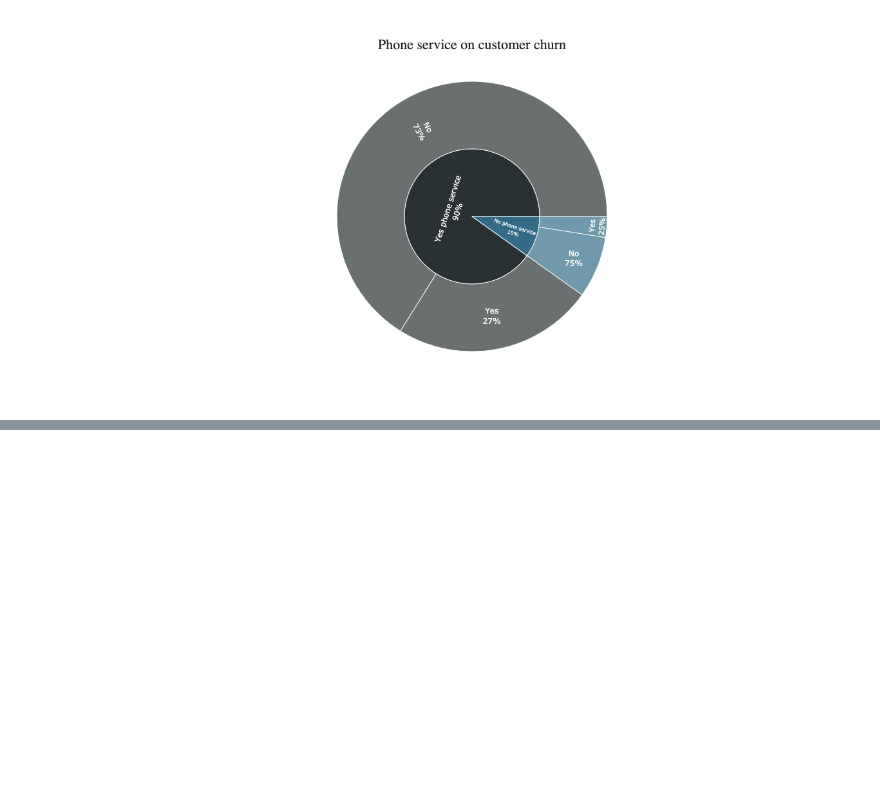
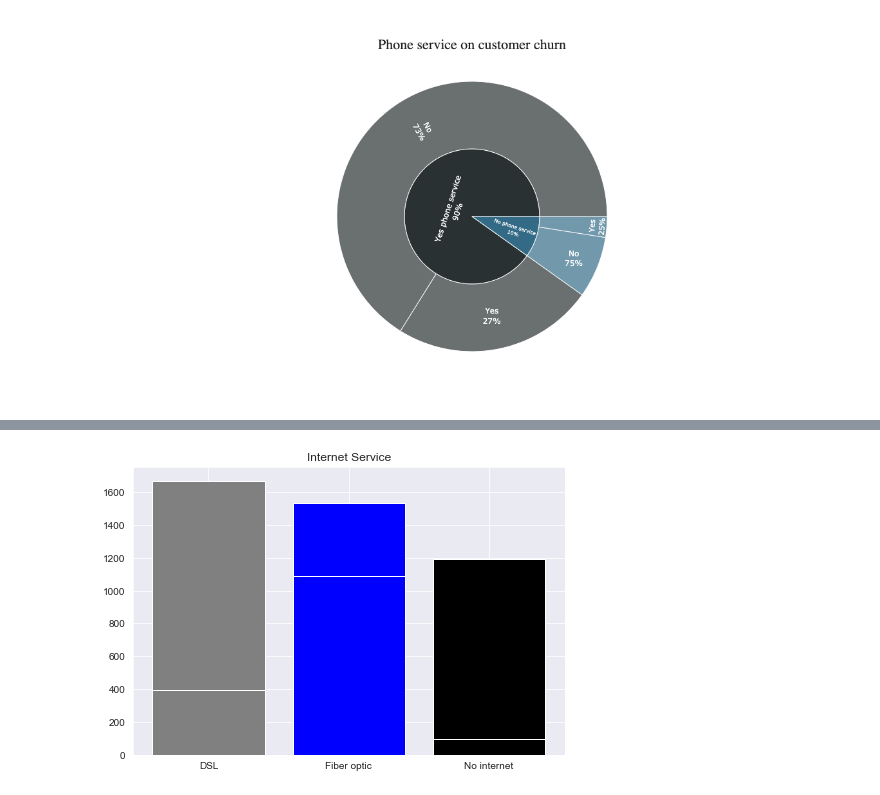
Before and after one commit to dwsmith1983/teleco_churn_kaggle, a Jupyter notebook: Teleco_Churn_Kaggle.ipynb, the cells around one changed output, grey strips where cells are left out. Drawn from its saved outputs; the diff is of its cells as text; code cells hidden in the pictures; blank space fills up the shorter version.

```diff
--- a/Teleco_Churn_Kaggle.ipynb
+++ b/Teleco_Churn_Kaggle.ipynb
@@ -527,0 +527,4 @@ fig.show()
+# %%
+internet = final_df.groupby(['InternetService', 'Churn']).agg({'Churn': 'count'}).rename(columns={'Churn': 'count'}).reset_index()
+internet.iloc[[4,5], 0] = 'No internet'
+internet
@@ -527,0 +539,17 @@ fig.show()
+# %%
+fig = plt.figure()
+ax = fig.add_axes([0,0,1,1])
+ax.bar(internet[internet.InternetService == "DSL"]["InternetService"],
+       internet[internet.InternetService == "DSL"]["count"], color="grey"
+      )
+ax.bar(internet[internet.InternetService == "Fiber optic"]["InternetService"],
+       internet[internet.InternetService == "Fiber optic"]["count"], color="b"
+      )
+ax.bar(internet[internet.InternetService == "No internet"]["InternetService"],
+       internet[internet.InternetService == "No internet"]["count"], color="black"
+      )
+plt.title("Internet Service")
+ax.grid()
+plt.show()
+# %% [output]
+[figure, added]
```
Also changed, not shown: parts of 28 cells of this notebook.
